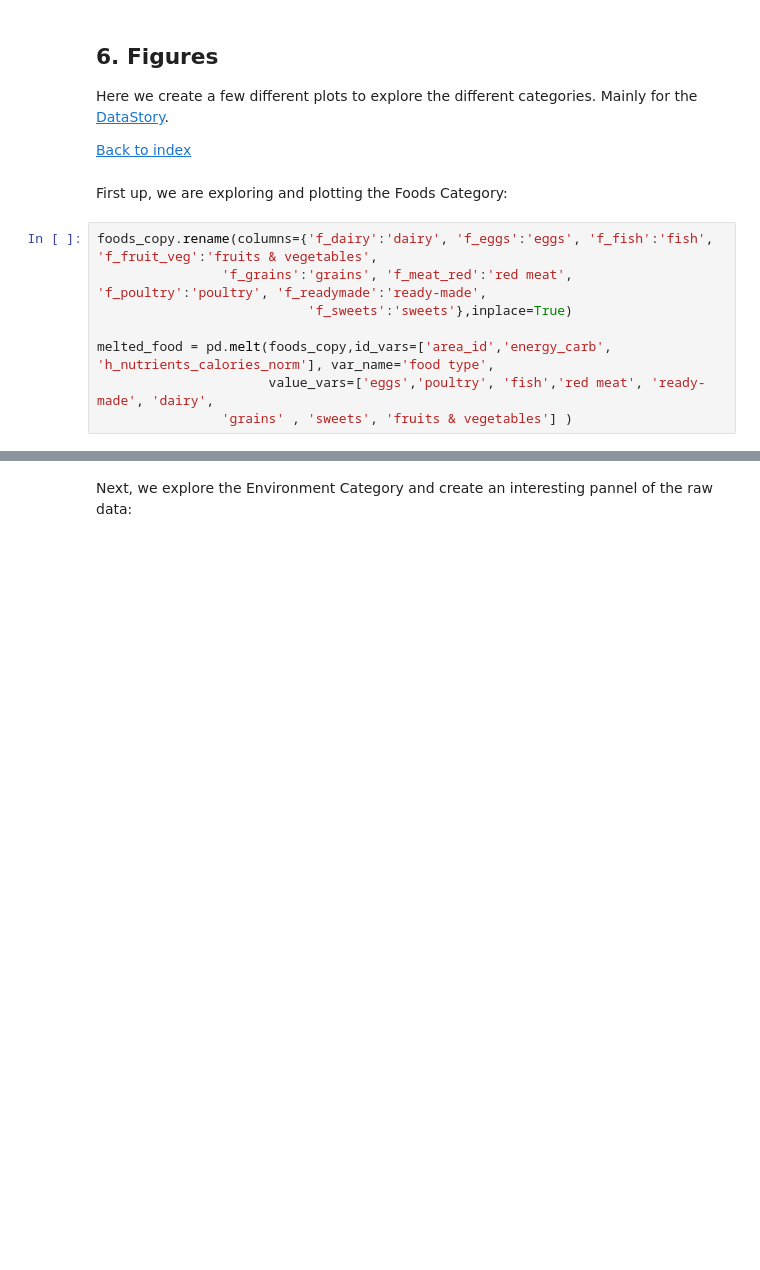
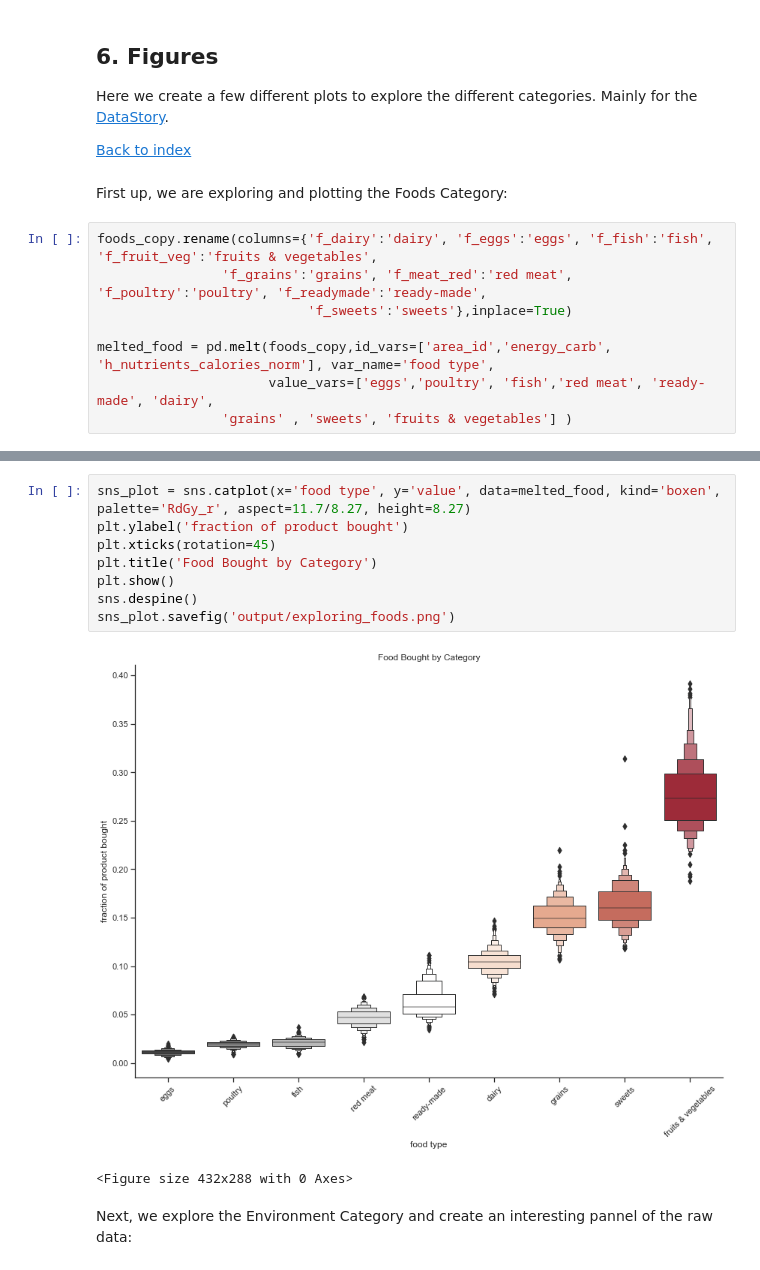
Before and after one commit to epfl-ada/ada-2020-project-milestone-p3-p3_datasurferz, a Jupyter notebook: p4.ipynb, the cells around one changed output, grey strips where cells are left out. Cells and saved outputs as stored; diff of their text form; blank space fills up the shorter version.

```diff
--- a/p4.ipynb
+++ b/p4.ipynb
@@ -1396,3 +1354,14 @@ fig.savefig('output/exploring_foods.png')
+# %%
+sns_plot = sns.catplot(x='food type', y='value', data=melted_food, kind='boxen', palette='RdGy_r', aspect=11.7/8.27, height=8.27)
+plt.ylabel('fraction of product bought')
+plt.xticks(rotation=45)
+plt.title('Food Bought by Category')
+plt.show()
+sns.despine()
+sns_plot.savefig('output/exploring_foods.png')
+# %% [output]
+[figure, added]
+<Figure size 432x288 with 0 Axes>
 # %% [markdown]
 Next, we explore the Environment Category and create an interesting pannel of the raw data:
 # %%
```
Also changed, not shown: parts of 10 cells of this notebook, 8 other files.
